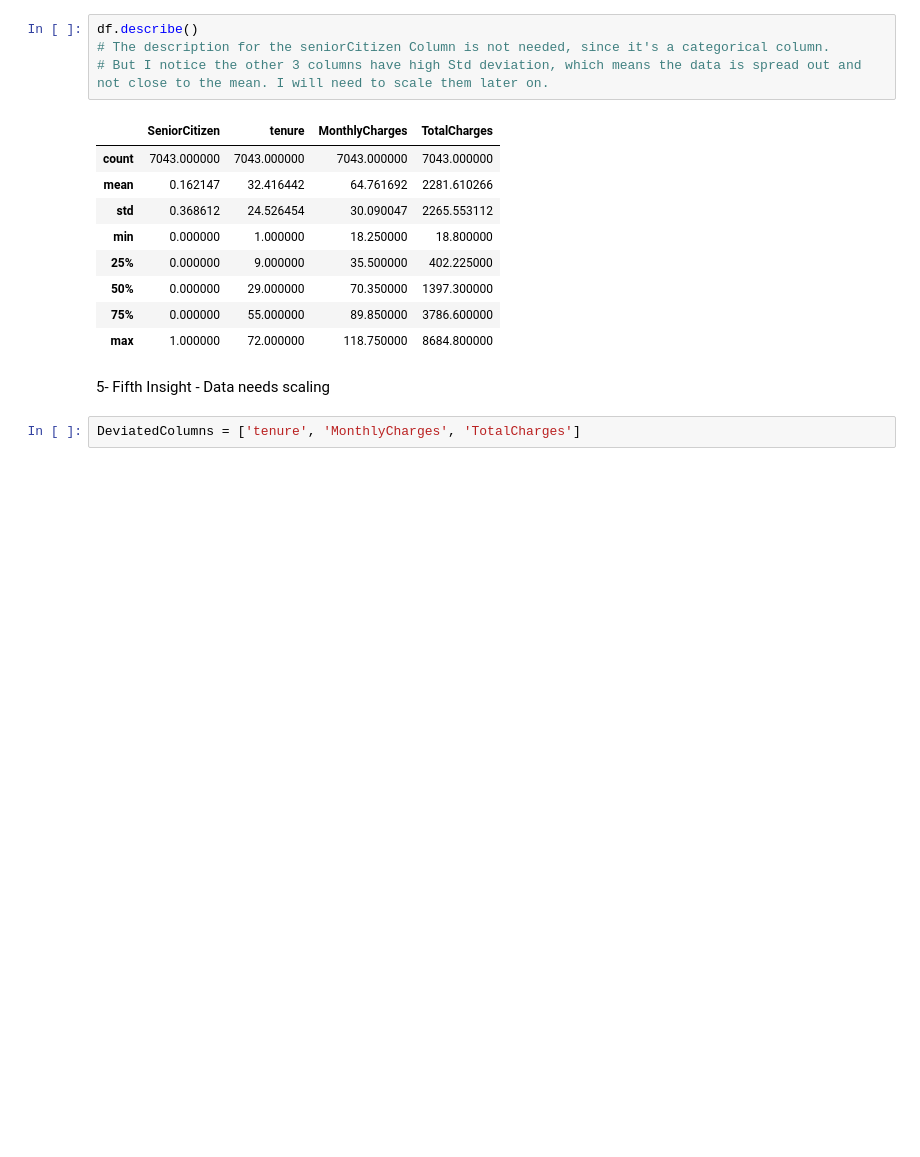
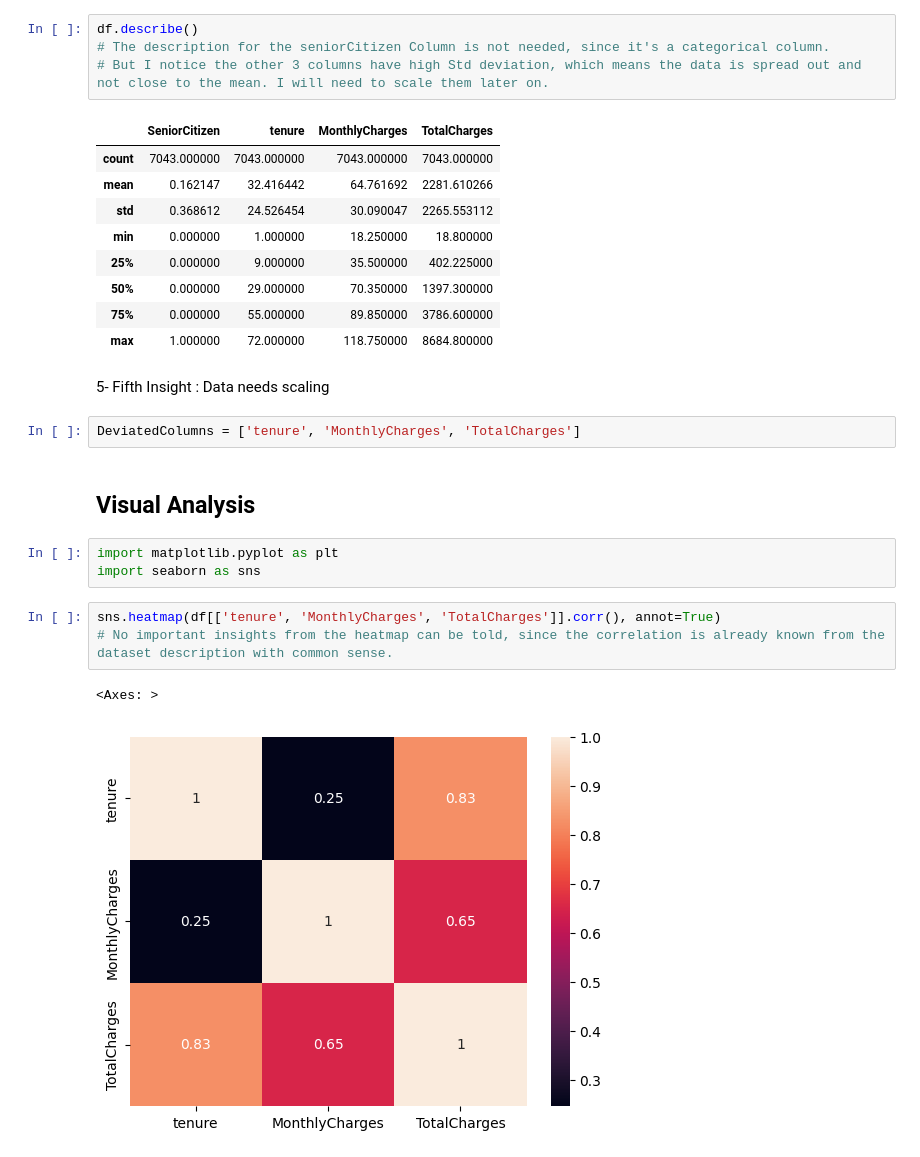
Before and after one commit to AhmadJer99/ChurnPrediction-TelcomData, a Jupyter notebook: ChurnPrediction.ipynb, the cells around one changed output. Cells and saved outputs as stored; diff of their text form; blank space fills up the shorter version.

Commit message:
Started the visual analysis

```diff
--- a/ChurnPrediction.ipynb
+++ b/ChurnPrediction.ipynb
@@ -170,6 +172,17 @@ df.describe()
 | 75% | 0.000000 | 55.000000 | 89.850000 | 3786.600000 |
 | max | 1.000000 | 72.000000 | 118.750000 | 8684.800000 |
 # %% [markdown]
-5- Fifth Insight - Data needs scaling
+5- Fifth Insight : Data needs scaling
 # %%
 DeviatedColumns = ['tenure', 'MonthlyCharges', 'TotalCharges']
+# %% [markdown]
+## Visual Analysis
+# %%
+import matplotlib.pyplot as plt
+import seaborn as sns
+# %%
+sns.heatmap(df[['tenure', 'MonthlyCharges', 'TotalCharges']].corr(), annot=True)
+# No important insights from the heatmap can be told, since the correlation is already known from the dataset description with common sense.
+# %% [output]
+<Axes: >
+[figure, added]
```
Also changed, not shown: parts of 6 cells of this notebook, 1 other file.
